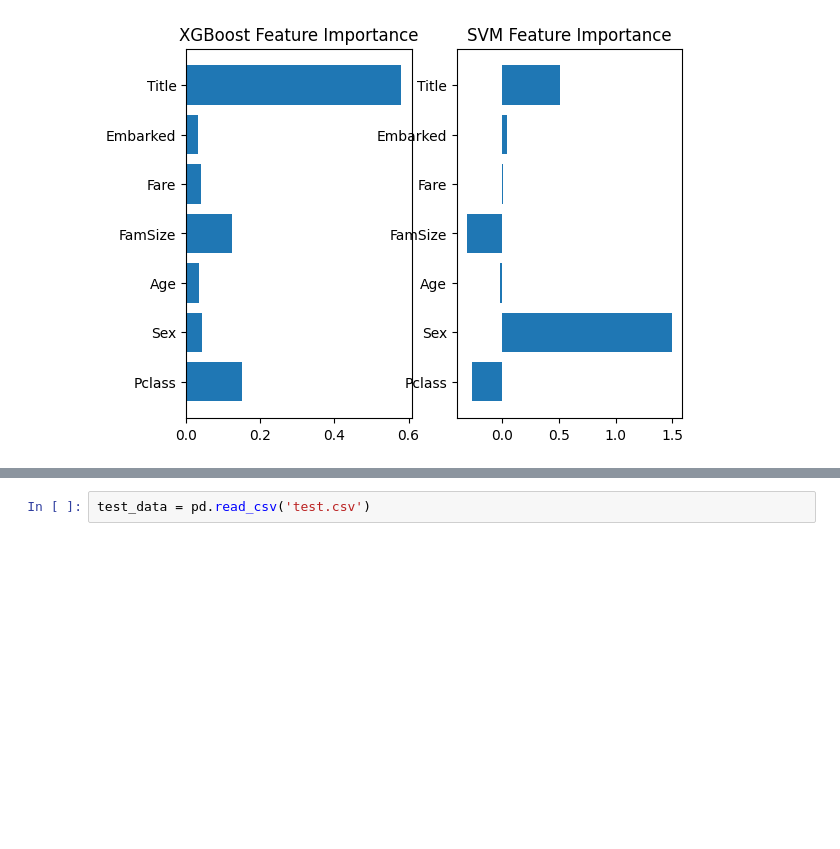
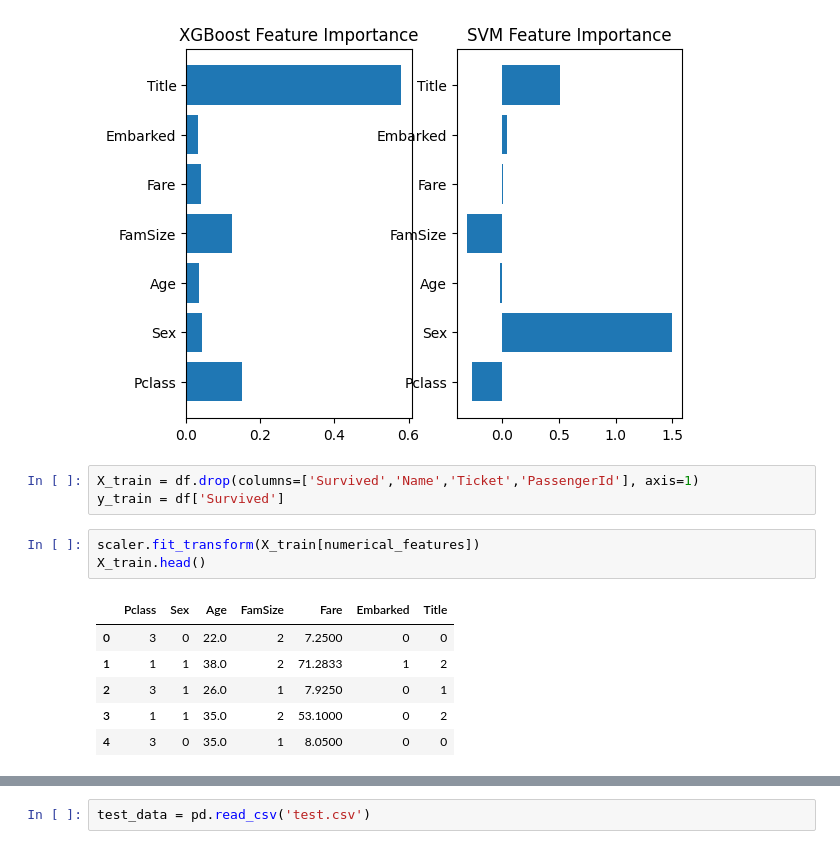
Before and after one commit to youssef124wael/Titanic-crisis-analysis, a Jupyter notebook: ML scripts/ml.ipynb, the cells around one changed output, grey strips where cells are left out. Cells and saved outputs as stored; diff of their text form; blank space fills up the shorter version.

```diff
--- a/ML scripts/ml.ipynb
+++ b/ML scripts/ml.ipynb
@@ -215,6 +215,19 @@ ax.set_title("SVM Feature Importance")
 # %% [output]
 Text(0.5, 1.0, 'SVM Feature Importance')
 [figure]
+# %%
+X_train = df.drop(columns=['Survived','Name','Ticket','PassengerId'], axis=1)
+y_train = df['Survived']
+# %%
+scaler.fit_transform(X_train[numerical_features])
+X_train.head()
+# %% [output]
+|  | Pclass | Sex | Age | FamSize | Fare | Embarked | Title |
+| 0 | 3 | 0 | 22.0 | 2 | 7.2500 | 0 | 0 |
+| 1 | 1 | 1 | 38.0 | 2 | 71.2833 | 1 | 2 |
+| 2 | 3 | 1 | 26.0 | 1 | 7.9250 | 0 | 1 |
+| 3 | 1 | 1 | 35.0 | 2 | 53.1000 | 0 | 2 |
+| 4 | 3 | 0 | 35.0 | 1 | 8.0500 | 0 | 0 |
 # %%
 XgbClassifier = XGBClassifier()
 XgbClassifier.fit(X_train,y_train)
```
Also changed, not shown: parts of 9 cells of this notebook, 1 other file.
